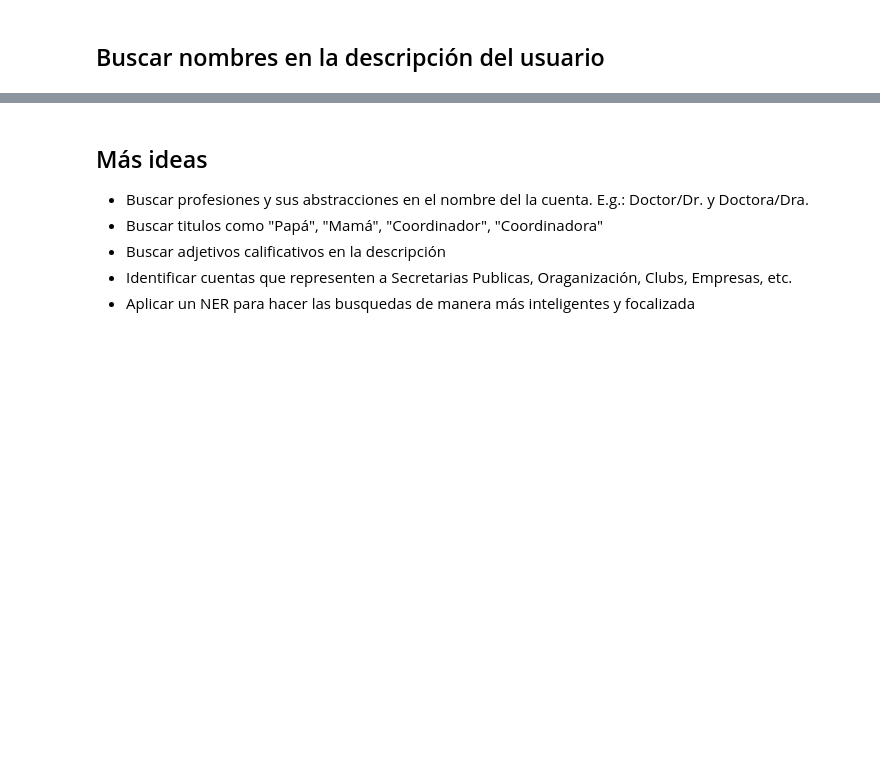
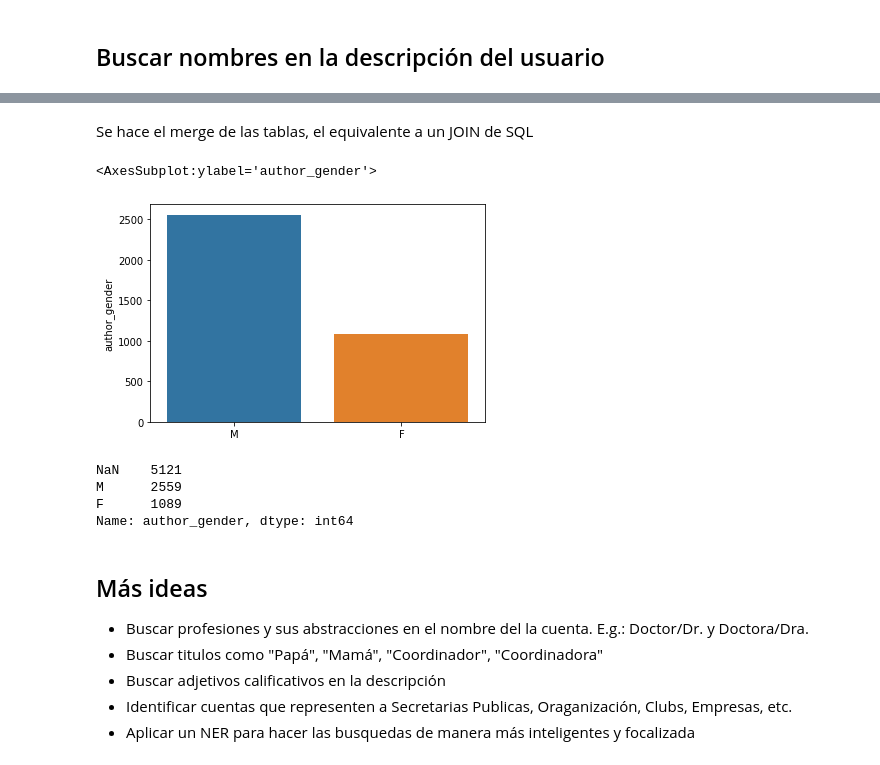
Before and after one commit to Entropia-AI/Workshop_2_Migracion, a Jupyter notebook: twitter/3_Variables_Demograficas.ipynb, the cells around one changed output, grey strips where cells are left out. Drawn from its saved outputs; the diff is of its cells as text; code cells hidden in the pictures; blank space fills up the shorter version.

```diff
--- a/twitter/3_Variables_Demograficas.ipynb
+++ b/twitter/3_Variables_Demograficas.ipynb
@@ -450,15 +281,13 @@ Primero hay que cargar los tweets, específicamente el ID del tweet, el ID del u
 
 Nota: Usaremos de ejemplo el primer dataset que se obtuvo en la notebook "2_Definiendo_Queries.ipynb".
 # %%
-df_tweets = pd.read_json("./archivos_queries/1_dataset.jsonl", lines=True)
+df_tweets = pd.read_json("./files/1_dataset.jsonl", lines=True)
 df_tweets = df_tweets[['id', 'author_id', 'author']]
 
 df_tweets['author_name'] = df_tweets['author'].apply(lambda x: x['name'])
 df_tweets['author_description'] = df_tweets['author'].apply(lambda x: x['description'])
 
 df_tweets = df_tweets.drop(columns=['author'])
-
-df_tweets
 # %% [markdown]
 Para evitar trabajar con autores duplicados, trabajaremos solo con una copia única de los autores, asignaremos géneros y luego haremos JOIN a los tweets usando como llave la columna `author_id`.
 # %%
@@ -507,7 +350,8 @@ def preprocess_for_names(df_data, new_col, flg_remove_two_chars=True):
 # %% [markdown]
 Se le aplica la función de limpieza a ambas columnas
 # %%
+df_users['author_name_og'] = df_users['author_name']
 df_users = preprocess_for_names(df_users.copy(), 'author_name')
 df_users = preprocess_for_names(df_users.copy(), 'author_description',
                                 flg_remove_two_chars=False)
-df_users
+df_users[['author_name_og', 'author_name']]
@@ -583,0 +489,7 @@ df_description
+# %%
+df_genders = pd.concat([df_by_names, df_pronouns, df_nationalities])
+df_genders = df_genders.drop(columns=['extracted_name', 'extracted_pronoun', ])
+
+df_genders = df_genders[['author_id', 'gender']]
+df_genders.columns = ['author_id', 'author_gender']
+df_genders
@@ -583,0 +510,2 @@ df_description
+# %% [markdown]
+Se hace el merge de las tablas, el equivalente a un JOIN de SQL
@@ -583,0 +514,6 @@ df_description
+# %%
+seaborn.barplot(x=df_tweets['author_gender'].value_counts().index,
+                y=df_tweets['author_gender'].value_counts())
+# %% [output]
+<AxesSubplot:ylabel='author_gender'>
+[figure, added]
@@ -584,3 +522,10 @@ df_description
+# %%
+df_tweets['author_gender'].value_counts()
+# %% [output]
+NaN    5121
+M      2559
+F      1089
+Name: author_gender, dtype: int64
 # %% [markdown]
 ## Más ideas
 - Buscar profesiones y sus abstracciones en el nombre del la cuenta. E.g.: Doctor/Dr. y Doctora/Dra.
```
Also changed, not shown: parts of 34 cells of this notebook, 1 other file.
